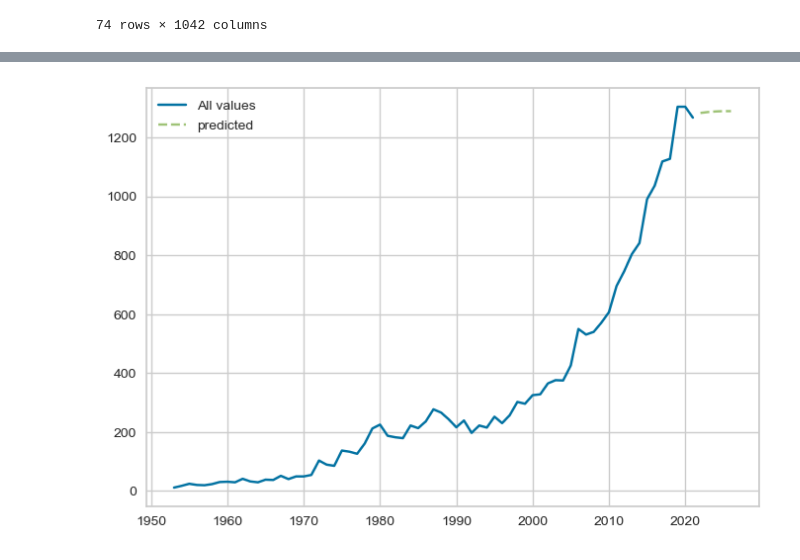
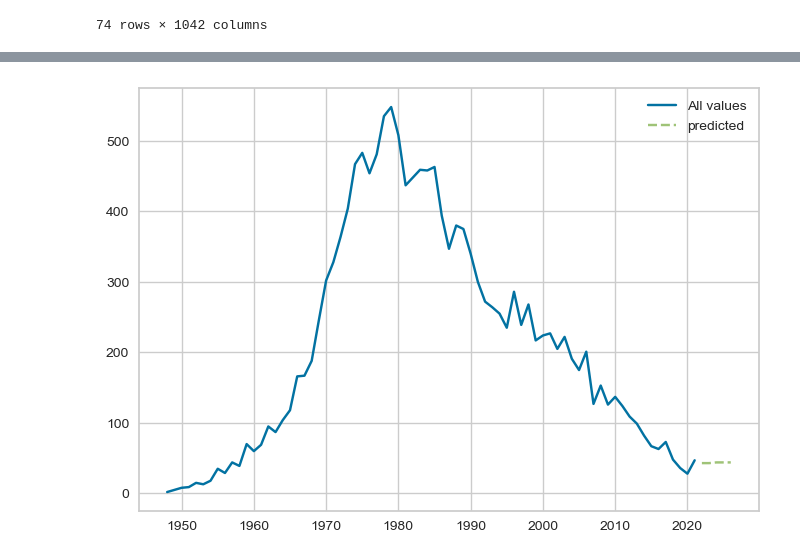
Before and after one commit to itayG98/PyAi_Material, a Jupyter notebook: Names/Names.ipynb, the cells around one changed output, grey strips where cells are left out. Cells and saved outputs as stored; diff of their text form; code cells hidden in the pictures.

```diff
--- a/Names/Names.ipynb
+++ b/Names/Names.ipynb
@@ -121,6 +121,5 @@ clean_data.set_index(pd.DatetimeIndex(clean_data.index).to_period('Y'))
 # %%
 x = clean_data.index.values
 # %%
-for i in range(predicting):
-    clean_data.index = clean_data.index + 1
-clean_data.iloc[0-predicting:] = np.zeros(len(clean_data.columns))
+zeros_df = pd.DataFrame(0, index=[i+2021 for i in range(1,6)], columns=clean_data.columns)
+clean_data = pd.concat([clean_data, zeros_df])
@@ -140,22 +149,22 @@ for i in range(len(clean_data.columns)):
     count = clean_data.iloc[:, i].values
     years = clean_data.index.values
 
-    #model = LinearRegression()
-    #model.fit(years[:0-predicting].reshape(-1, 1), count[:0-predicting].reshape(-1, 1))
-    #predicted_values = model.predict(years[0-predicting:].reshape(-1, 1)).astype("int")
+#     model = LinearRegression()
+#     model.fit(years[:0-predicting].reshape(-1, 1), count[:0-predicting].reshape(-1, 1))
+#     predicted_values = model.predict(years[0-predicting:].reshape(-1, 1)).astype("int")
 
-    #reg = make_pipeline(StandardScaler(),SGDRegressor(penalty='elasticnet', max_iter=1000, tol=1e-3))
-    #reg.fit(years[:0-predicting].reshape(-1, 1), count[:0-predicting].reshape(-1).ravel())
-    #predicted_values = reg.predict(years[0-predicting:].reshape(-1, 1)).astype("int")
+#     reg = make_pipeline(StandardScaler(),SGDRegressor(penalty='elasticnet', max_iter=1000, tol=1e-3))
+#     reg.fit(years[:0-predicting].reshape(-1, 1), count[:0-predicting].reshape(-1).ravel())
+#     predicted_values = reg.predict(years[0-predicting:].reshape(-1, 1)).astype("int")
 
     n_neighbors = 3
-    knn = KNeighborsRegressor(n_neighbors, weights="distance")
+    knn = KNeighborsRegressor(n_neighbors, weights="distance",algorithm="ball_tree")
     knn = knn.fit(years[:0-predicting].reshape(-1, 1), count[:0-predicting].reshape(-1).ravel())
     predicted_values = knn.predict(years[0-predicting:].reshape(-1, 1)).astype("int")
 
-    #regr = MLPRegressor(hidden_layer_sizes=1000,max_iter=1000,alpha=100)
-    #regr.fit(years[:0-predicting].reshape(-1, 1),count[:0-predicting].reshape(-1).ravel())
-    #predicted_values = regr.predict(years[0-predicting:].reshape(-1, 1)).astype("int")
+#     regr = MLPRegressor(hidden_layer_sizes=1000,max_iter=1000,alpha=100)
+#     regr.fit(years[:0-predicting].reshape(-1, 1),count[:0-predicting].reshape(-1).ravel())
+#     predicted_values = regr.predict(years[0-predicting:].reshape(-1, 1)).astype("int")
 
     predicted_values = np.clip(predicted_values, 0, None)
     clean_data.iloc[0-predicting:, i] = predicted_values.flatten()
@@ -176,16 +185,16 @@ clean_data.tail(predicting+3)
 clean_data.to_excel("Predicted_Names.xlsx",index=True)
 # %%
 # Get the last predicted values of the column you want to plot
-name = "אריאל"
+name = "ניר"
 predicted_values = clean_data[name].tail(predicting)
 
 # Plot the entire column in blue
 plt.plot(clean_data[name][:0-predicting], label='All values')
 # Plot the  predicted values in red
 plt.plot(predicted_values.index, predicted_values, '--', label='predicted')
 
 # Add a legend to the plot
 plt.legend()
 plt.show()
 # %% [output]
-[figure, old version]
+[figure, new version]
```
Also changed, not shown: parts of 14 cells of this notebook, 10 other files.
